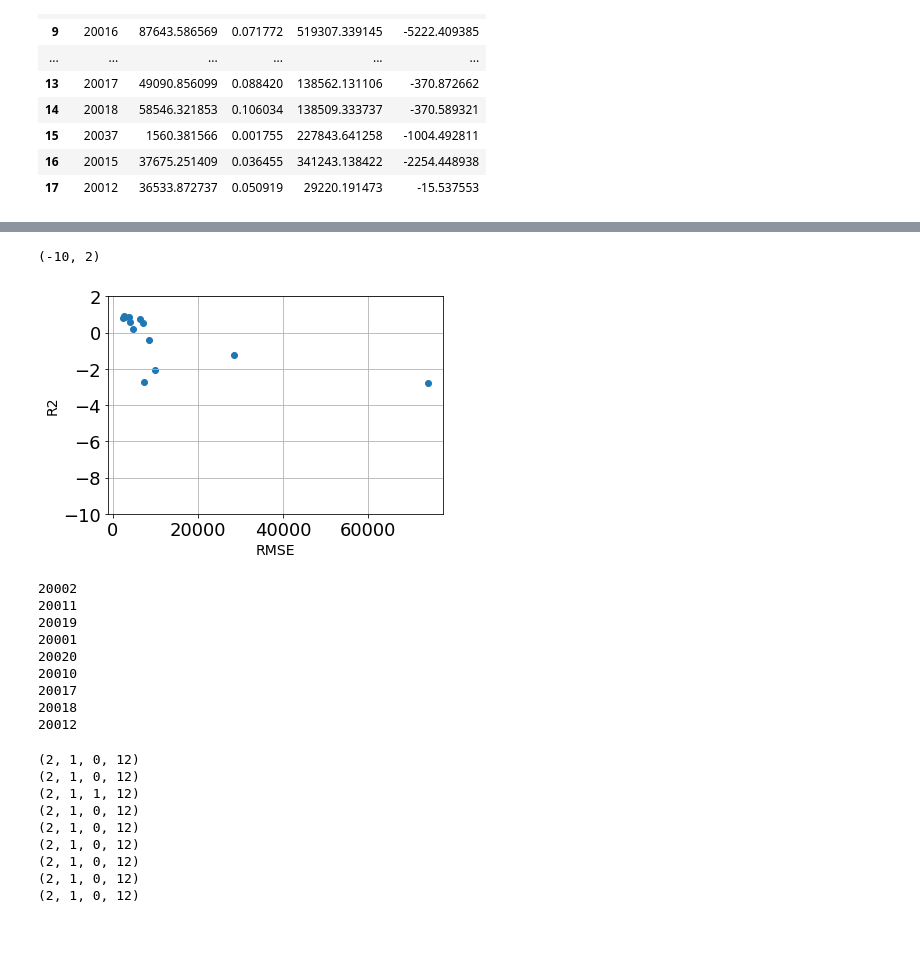
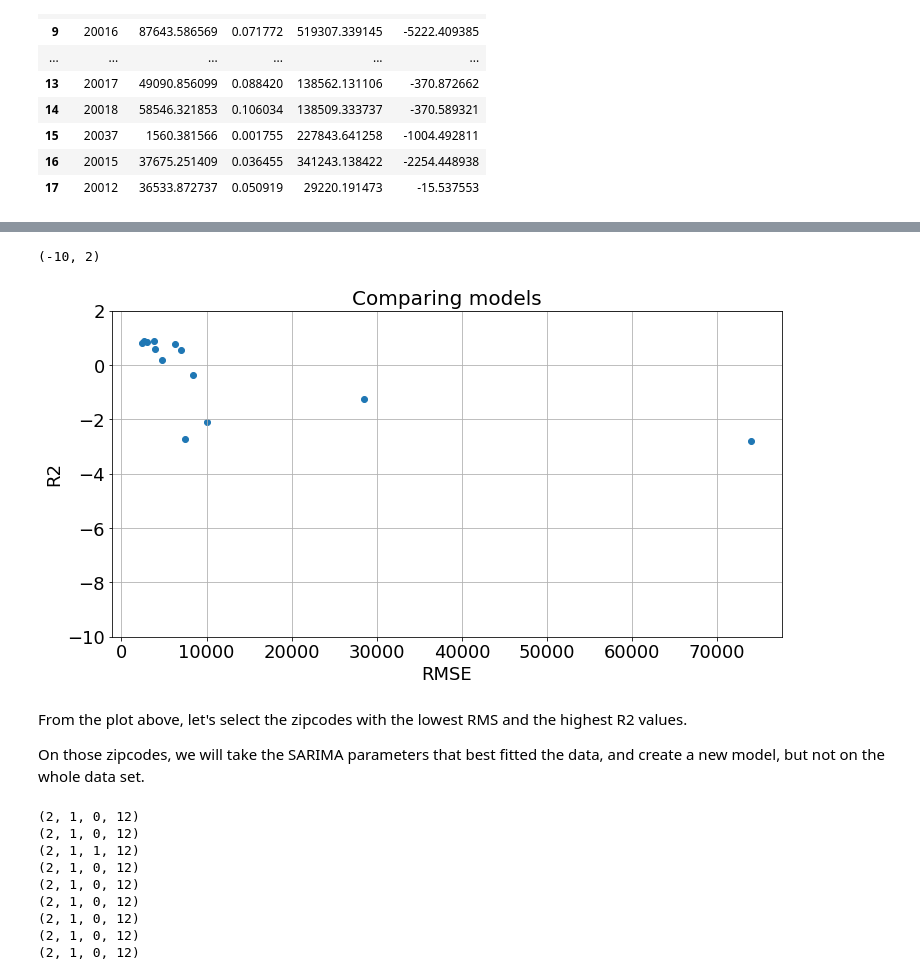
Before and after one commit to angelmanzur/TimeSeries_Zillow_Proj, a Jupyter notebook: Zillow_project-Final.ipynb, the cells around one changed output, grey strips where cells are left out. Saved outputs shown, nothing was run; the diff lists cells and outputs as text; code cells hidden in the pictures; blank space fills up the shorter version.

```diff
--- a/Zillow_project-Final.ipynb
+++ b/Zillow_project-Final.ipynb
@@ -162,7 +246,3 @@ df_profits
 | 15 | 20037 | 1560.381566 | 0.001755 | 227843.641258 | -1004.492811 |
 | 16 | 20015 | 37675.251409 | 0.036455 | 341243.138422 | -2254.448938 |
 | 17 | 20012 | 36533.872737 | 0.050919 | 29220.191473 | -15.537553 |
-# %%
-for i, val in enumerate(zipcodes):
-    Make_PredictionPlot(results[i], train_data[i], test_data[i],
-                        val, time_cut, print_test=True)
@@ -182,0 +249,8 @@ for i, val in enumerate(zipcodes):
+# %%
+# for each zipcode, plot the sales train data, the sales
+# test data, and the prediction from the time cut up to 2019-04
+time_cut = '2017-07'
+for i, zcode in enumerate(zipcodes):
+    Make_PredictionPlot(results[i], train_data[i], test_data[i],
+                        zcode, time_cut, print_test=True)
+#     plt.savefig('Figures_Training_Models/zcode_{}.png'.format(zcode))
@@ -197,27 +289,18 @@ for i,model in enumerate(results):
 # %%
+fig = plt.figure(figsize=(12,6))
 plt.scatter(root_mean, r2)
 plt.grid(True)
-plt.xlabel('RMSE')
-plt.ylabel('R2')
+plt.title('Comparing models', fontsize = 20)
+plt.xlabel('RMSE',fontsize=18)
+plt.ylabel('R2',fontsize=18)
 plt.ylim(-10,2)
 # %% [output]
 (-10, 2)
-[figure, old version]
+[figure, new version]
-# %%
-best_zipcodes=[]
-for i,model in enumerate(results):
-    if(r2[i]>-2 and root_mean[i]<10000):
-        print(zipcodes[i])
-# %% [output]
-20002
-20011
-20019
-20001
-20020
-20010
-20017
-20018
-20012
+# %% [markdown]
+From the plot above, let's select the zipcodes with the lowest RMS and the highest R2 values.
+
+On those zipcodes, we will take the SARIMA parameters that best fitted the data, and create a new model, but not on the whole data set.
 # %%
 final_zipcodes = []
 final_results = []
```
Also changed, not shown: parts of 27 cells of this notebook, 20 other files.
